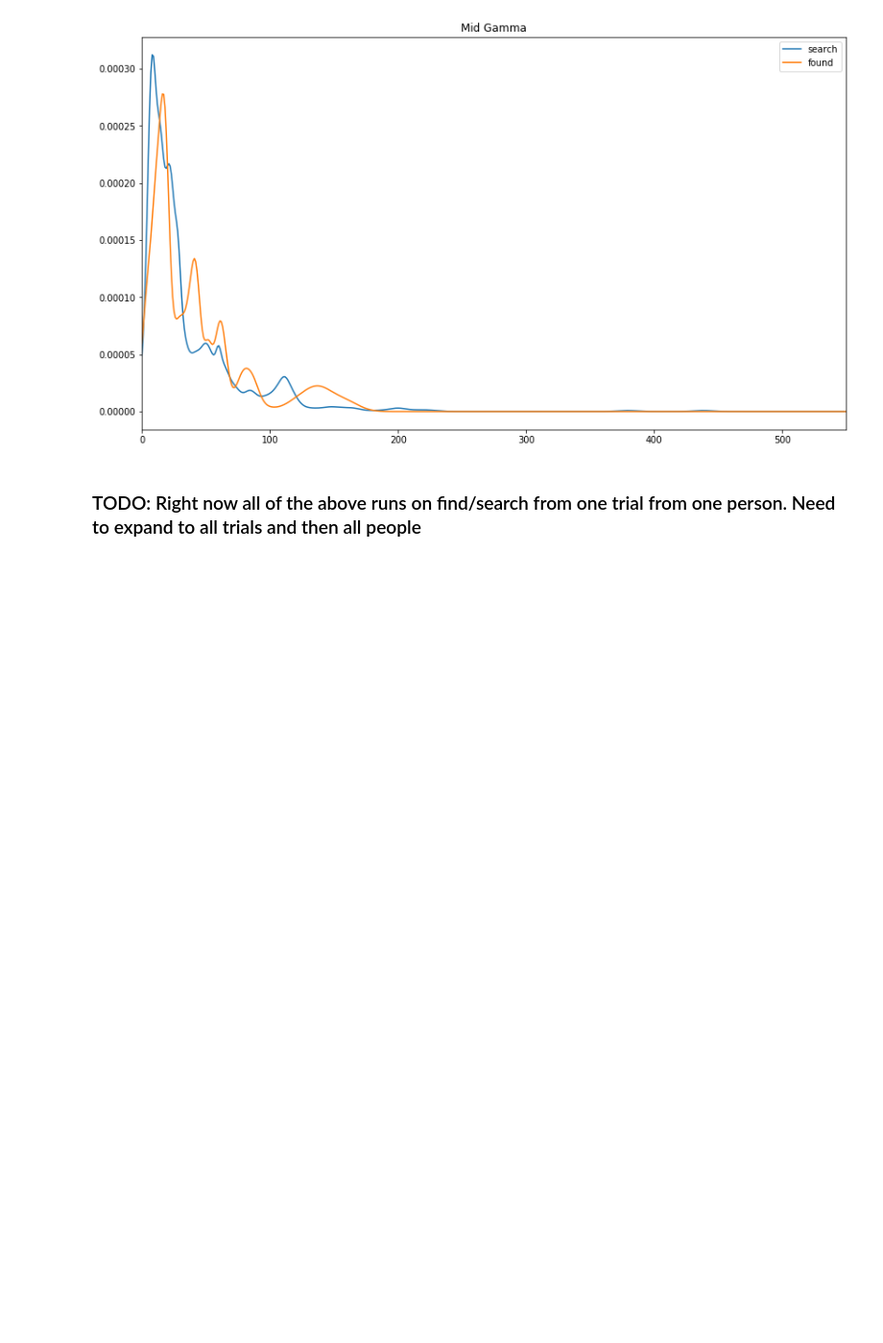
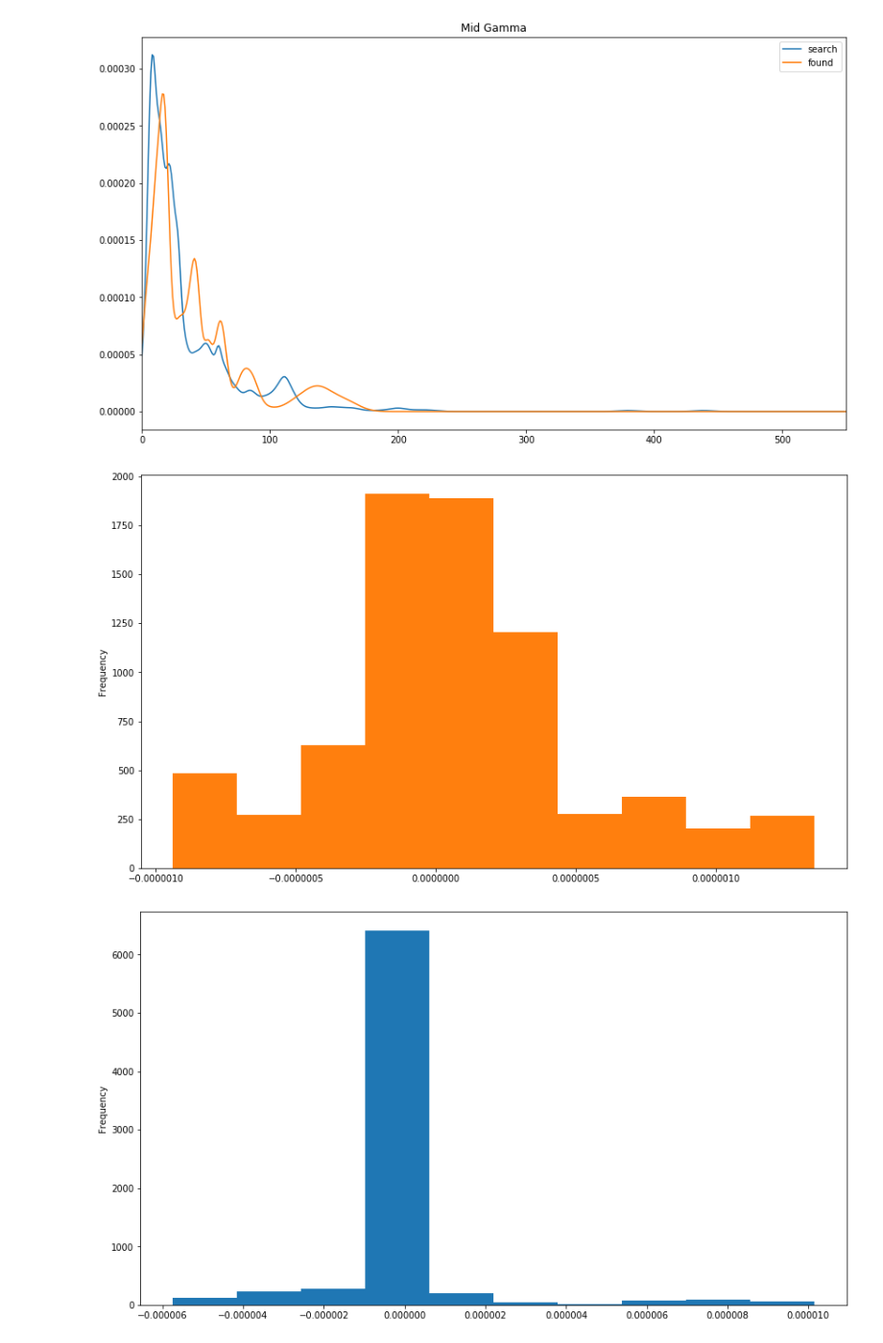
Before and after one commit to c1rowe/cogs189final, a Jupyter notebook: Epoching_and_averaging III.ipynb, the cells around one changed output. Shown at 96% size. Saved outputs shown, nothing was run; the diff lists cells and outputs as text; code cells hidden in the pictures; blank space fills up the shorter version.

Commit message:
add statistical tests
add dependent t-testing, assumptions

```diff
--- a/Epoching_and_averaging III.ipynb
+++ b/Epoching_and_averaging III.ipynb
@@ -451,5 +452,21 @@ for c in cols:
 [figure]
 [figure]
 [figure]
-# %% [markdown]
-### TODO: Right now all of the above runs on find/search from one trial from one person. Need to expand to all trials and then all people
+# %%
+# replace index with true amp col
+search_df.index = search_df['True Amplitude']
+search_df.drop(['True Amplitude'], inplace=True, axis=1)
+found_df.index = found_df['True Amplitude']
+found_df.drop(['True Amplitude'], inplace=True, axis=1)
+# %%
+# check normality of differences to satisfy assumptions for t-test
+diff_df = search_df['Delta'] - found_df['Delta']
+diff_df.plot.hist(figsize=(14,8), bins=15)
+
+for i in range(search_df.shape[1]):
+    diff = search_df.iloc[:,i] - found_df.iloc[:,i]
+    diff.plot.hist(figsize=(14,8), bins=10)
+    plt.show()
+# %% [output]
+[figure, added]
+[figure, added]
```
Also changed, not shown: parts of 8 cells of this notebook, 2 other files.
